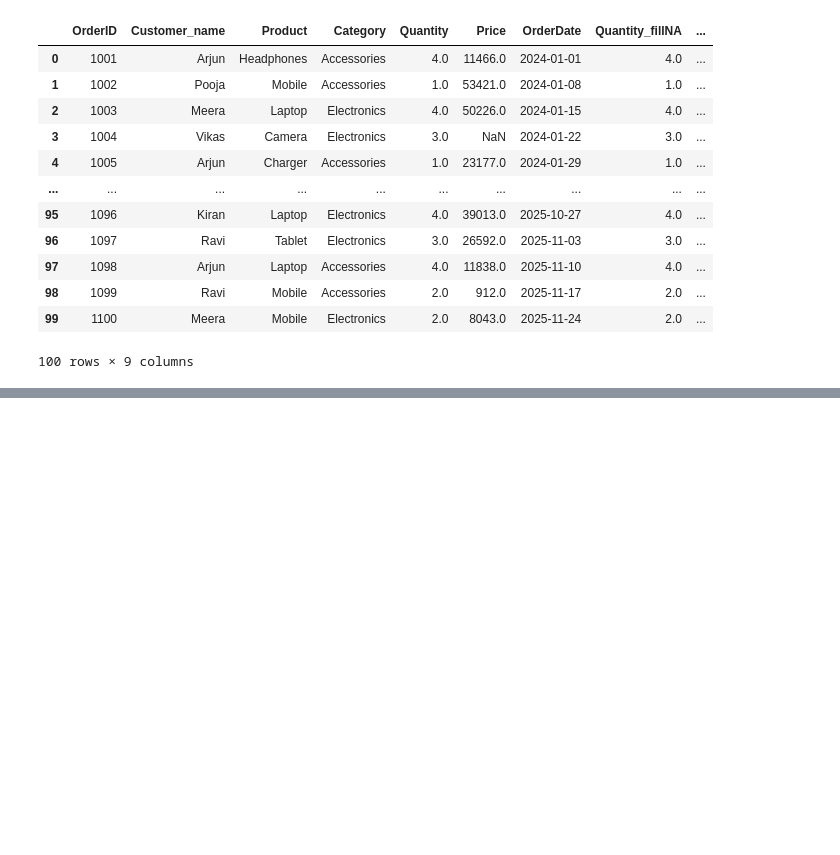
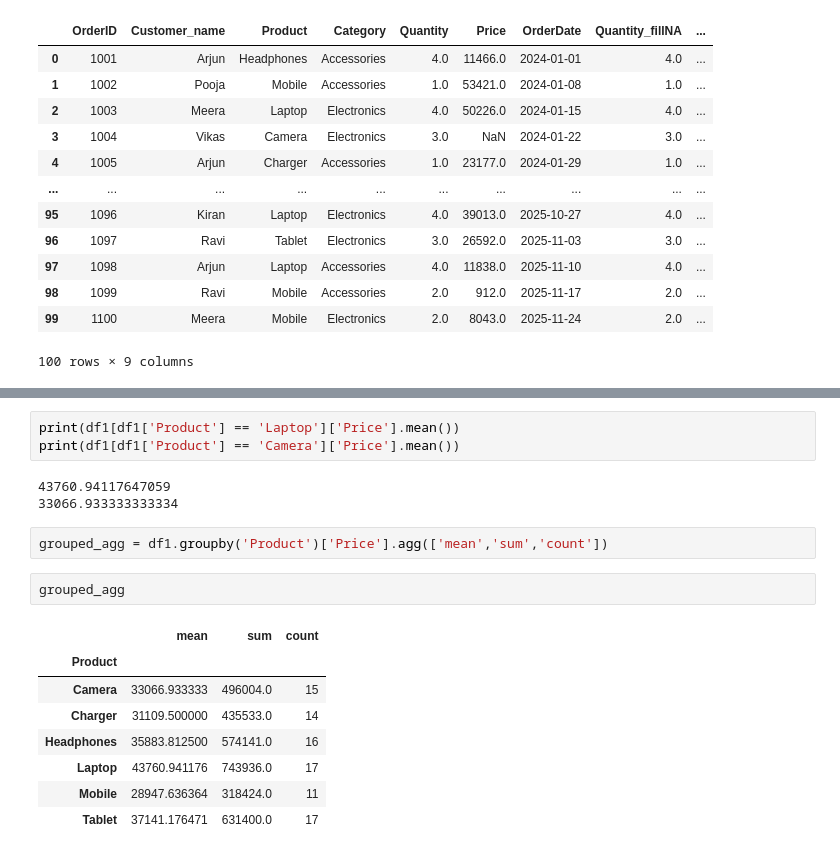
Before and after one commit to ganeshbgunjal/Data-Analysis-Libraries, a Jupyter notebook: 3 Data manipulation with Pandas and Numpy.ipynb, the cells around one changed output, grey strips where cells are left out. Cells and saved outputs as stored; diff of their text form; blank space fills up the shorter version.

```diff
--- a/3 Data manipulation with Pandas and Numpy.ipynb
+++ b/3 Data manipulation with Pandas and Numpy.ipynb
@@ -262,0 +276,19 @@ df1
+# %%
+print(df1[df1['Product'] == 'Laptop']['Price'].mean())
+print(df1[df1['Product'] == 'Camera']['Price'].mean())
+# %% [output]
+43760.94117647059
+33066.933333333334
+# %%
+grouped_agg = df1.groupby('Product')['Price'].agg(['mean','sum','count'])
+# %%
+grouped_agg
+# %% [output]
+|  | mean | sum | count |
+| Product |  |  |  |
+| Camera | 33066.933333 | 496004.0 | 15 |
+| Charger | 31109.500000 | 435533.0 | 14 |
+| Headphones | 35883.812500 | 574141.0 | 16 |
+| Laptop | 43760.941176 | 743936.0 | 17 |
+| Mobile | 28947.636364 | 318424.0 | 11 |
+| Tablet | 37141.176471 | 631400.0 | 17 |
```
Also changed, not shown: parts of 2 cells of this notebook.
